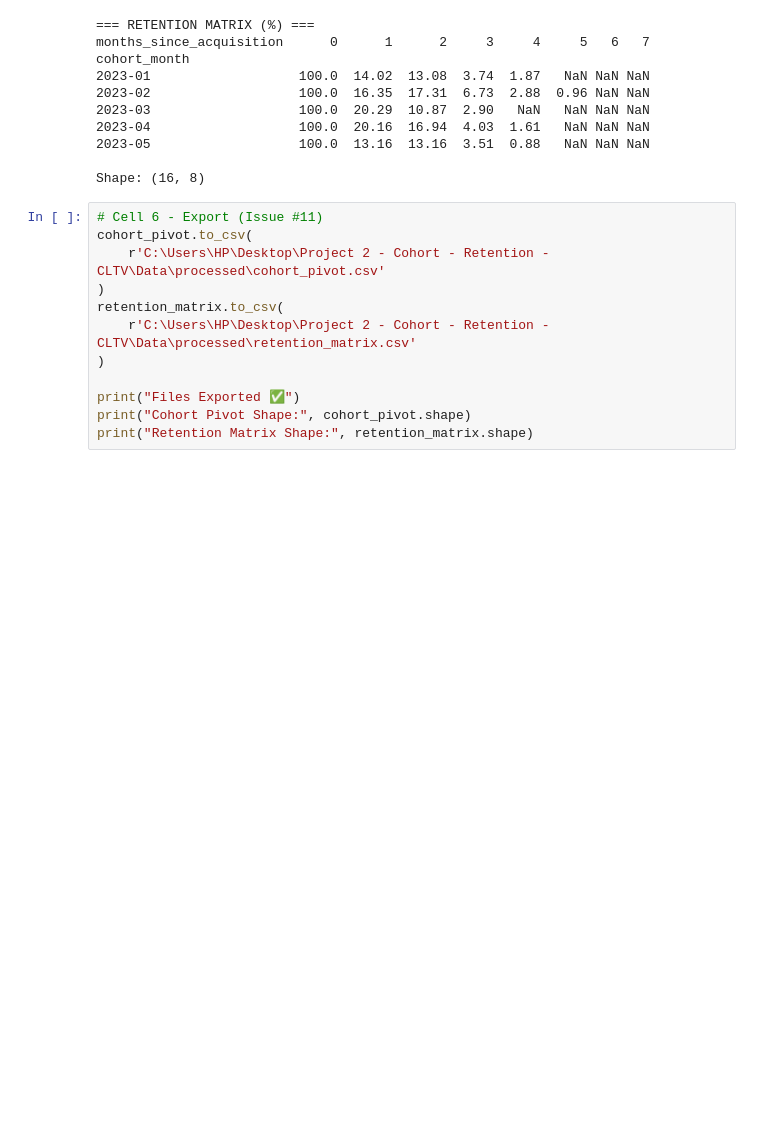
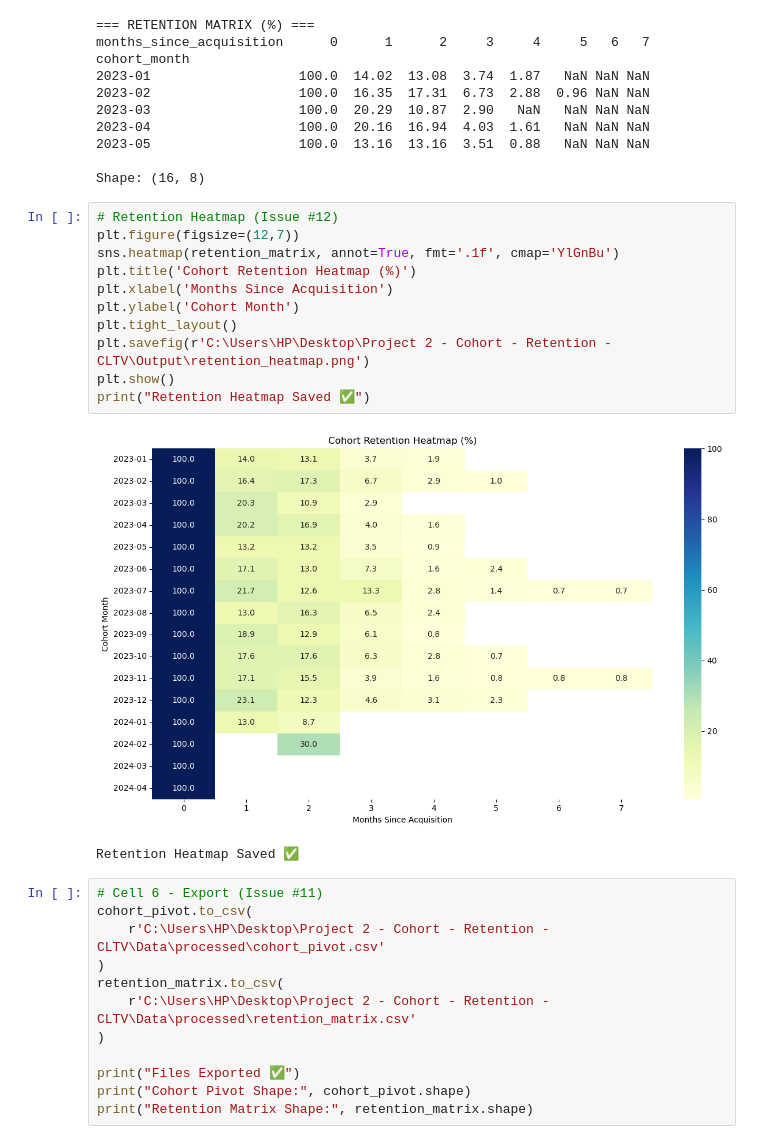
Before and after one commit to poonambokde/Project2-Cohort-Retention-CLTV, a Jupyter notebook: Notebook/02_Cohort_Matrix.ipynb, the cells around one changed output. Saved outputs shown, nothing was run; the diff lists cells and outputs as text; blank space fills up the shorter version.

```diff
--- a/Notebook/02_Cohort_Matrix.ipynb
+++ b/Notebook/02_Cohort_Matrix.ipynb
@@ -127,6 +127,20 @@ cohort_month
 2023-05                   100.0  13.16  13.16  3.51  0.88   NaN NaN NaN
 
 Shape: (16, 8)
+# %%
+# Retention Heatmap (Issue #12)
+plt.figure(figsize=(12,7))
+sns.heatmap(retention_matrix, annot=True, fmt='.1f', cmap='YlGnBu')
+plt.title('Cohort Retention Heatmap (%)')
+plt.xlabel('Months Since Acquisition')
+plt.ylabel('Cohort Month')
+plt.tight_layout()
+plt.savefig(r'C:\Users\HP\Desktop\Project 2 - Cohort - Retention - CLTV\Output\retention_heatmap.png')
+plt.show()
+print("Retention Heatmap Saved ✅")
+# %% [output]
+[figure, added]
+Retention Heatmap Saved ✅
 # %%
 # Cell 6 - Export (Issue #11)
 cohort_pivot.to_csv(
```
Also changed, not shown: parts of 3 cells of this notebook.
